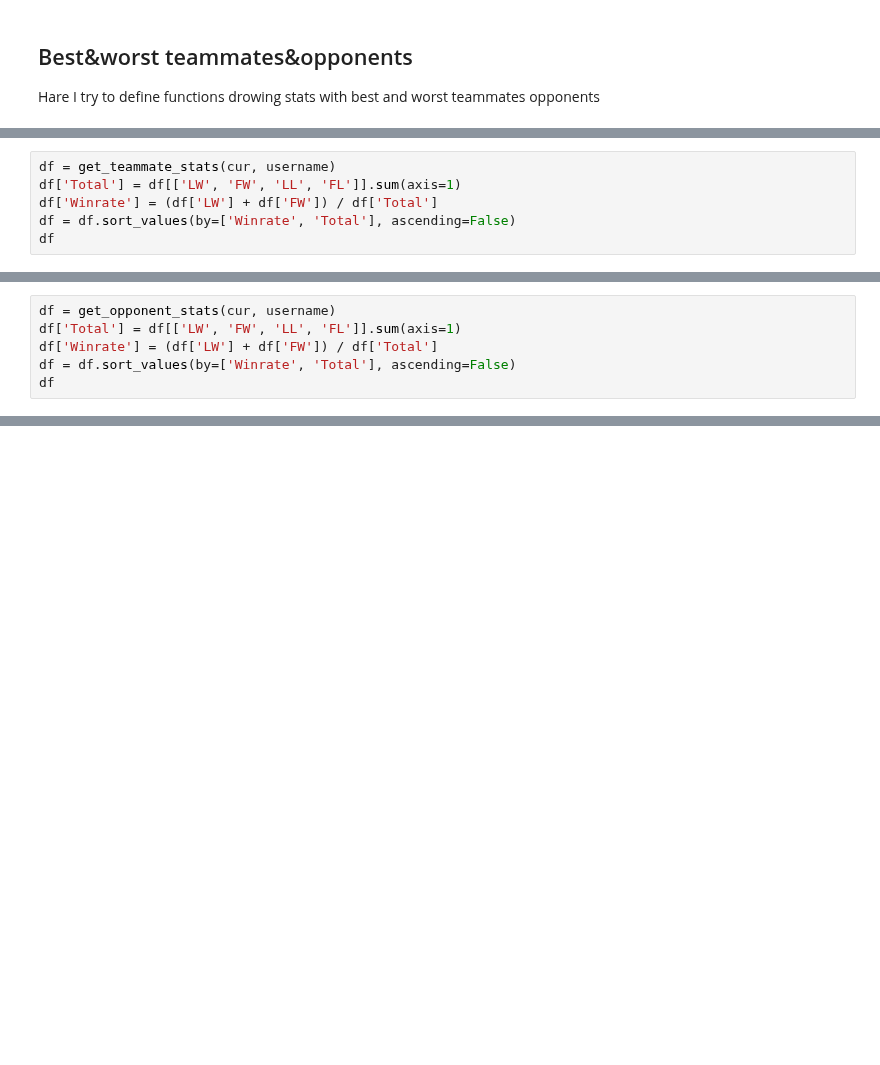
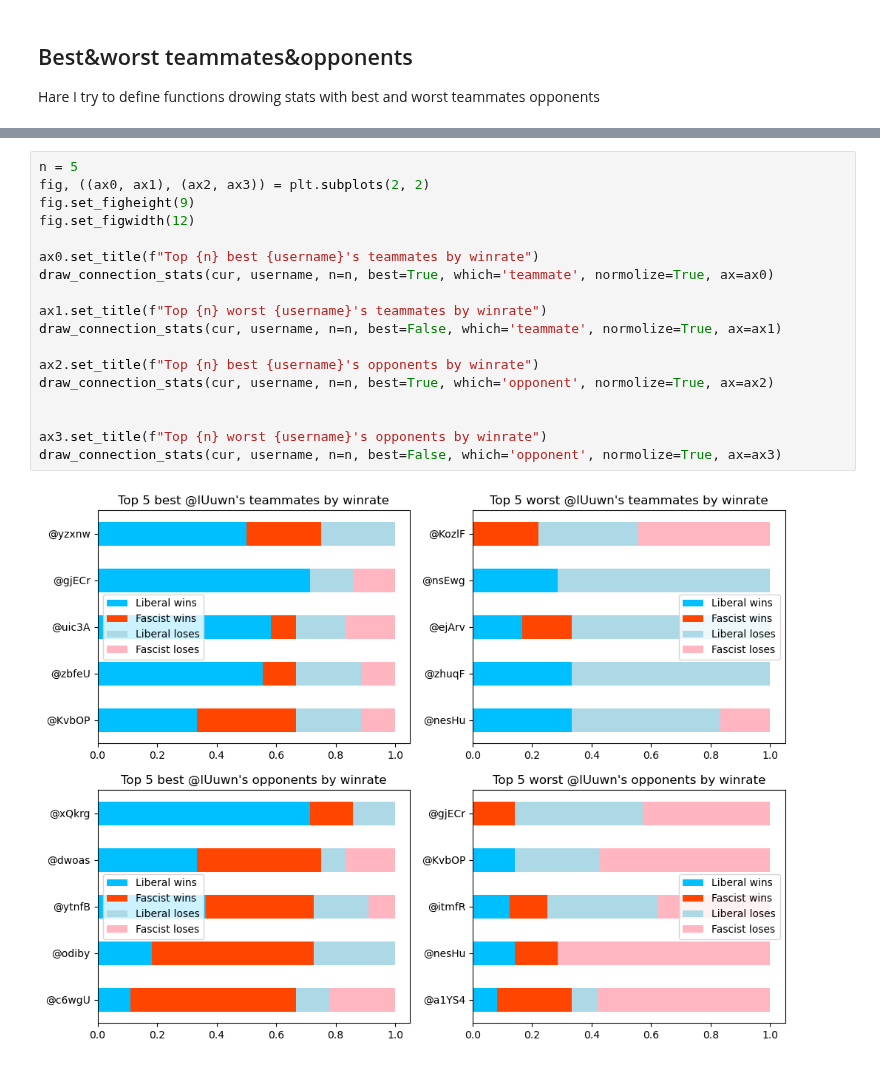
Before and after one commit to Alex-Kopylov/Secret-Hitler-Telegram-Bot-Statistic-Collector, a Jupyter notebook: Visualisation.ipynb, the cells around one changed output, grey strips where cells are left out. Cells and saved outputs as stored; diff of their text form; blank space fills up the shorter version.

```diff
--- a/Visualisation.ipynb
+++ b/Visualisation.ipynb
@@ -400,6 +329,0 @@ def get_teammate_stats(cur, username):
-# %%
-df = get_teammate_stats(cur, username)
-df['Total'] = df[['LW', 'FW', 'LL', 'FL']].sum(axis=1)
-df['Winrate'] = (df['LW'] + df['FW']) / df['Total']
-df = df.sort_values(by=['Winrate', 'Total'], ascending=False)
-df
@@ -460,6 +329,0 @@ def get_opponent_stats(cur, username):
-# %%
-df = get_opponent_stats(cur, username)
-df['Total'] = df[['LW', 'FW', 'LL', 'FL']].sum(axis=1)
-df['Winrate'] = (df['LW'] + df['FW']) / df['Total']
-df = df.sort_values(by=['Winrate', 'Total'], ascending=False)
-df
@@ -483,0 +448,20 @@ df
+# %%
+n = 5
+fig, ((ax0, ax1), (ax2, ax3)) = plt.subplots(2, 2)
+fig.set_figheight(9)
+fig.set_figwidth(12)
+
+ax0.set_title(f"Top {n} best {username}'s teammates by winrate")
+draw_connection_stats(cur, username, n=n, best=True, which='teammate', normolize=True, ax=ax0)
+
+ax1.set_title(f"Top {n} worst {username}'s teammates by winrate")
+draw_connection_stats(cur, username, n=n, best=False, which='teammate', normolize=True, ax=ax1)
+
+ax2.set_title(f"Top {n} best {username}'s opponents by winrate")
+draw_connection_stats(cur, username, n=n, best=True, which='opponent', normolize=True, ax=ax2)
+
+
+ax3.set_title(f"Top {n} worst {username}'s opponents by winrate")
+draw_connection_stats(cur, username, n=n, best=False, which='opponent', normolize=True, ax=ax3)
+# %% [output]
+[figure, added]
```
Also changed, not shown: parts of 14 cells of this notebook, 1 other file.
